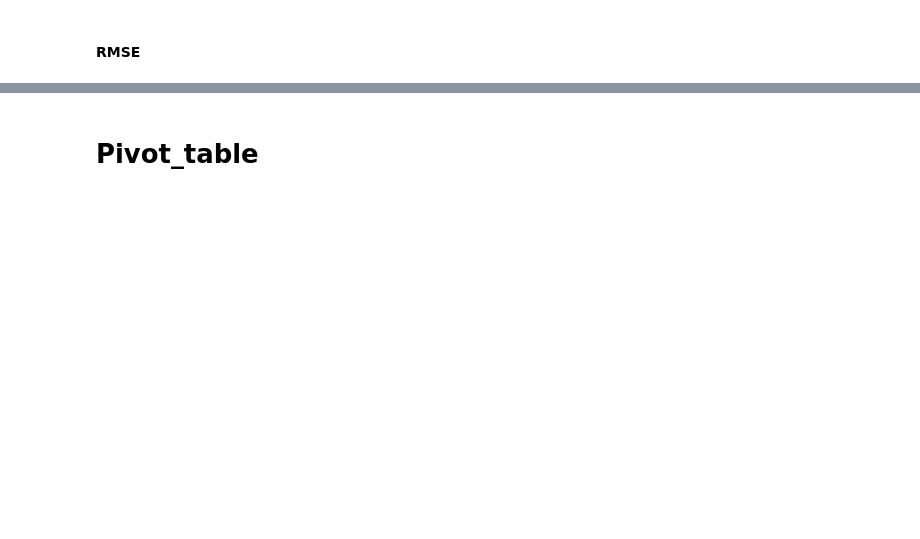
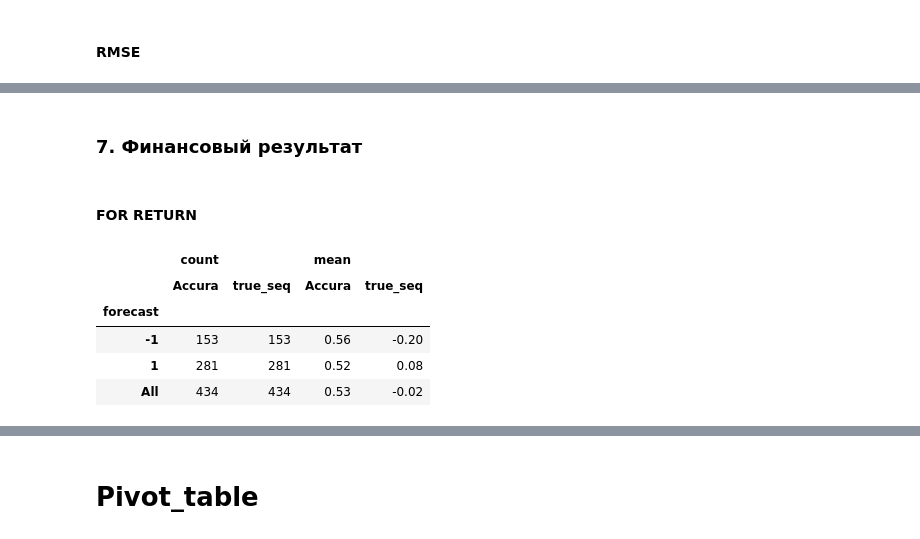
Before and after one commit to Taram1980/for_Robo, a Jupyter notebook: Copy of Transformer_in time_series_pytorch.ipynb, the cells around one changed output, grey strips where cells are left out. Drawn from its saved outputs; the diff is of its cells as text; code cells hidden in the pictures; blank space fills up the shorter version.

```diff
--- a/Copy of Transformer_in time_series_pytorch.ipynb
+++ b/Copy of Transformer_in time_series_pytorch.ipynb
@@ -507,0 +759,24 @@ np.sqrt(((prediction - true_seq[:-1])**2).sum())
+# %% [markdown]
+### 7. Финансовый результат
+# %% [markdown]
+#### FOR RETURN
+# %%
+profit_table = pd.DataFrame({'forec':prediction, 'true_seq':true_seq[:-1]})
+profit_table['forecast'] = np.where(profit_table['forec'] > 0, 1, -1)
+profit_table['tru_label'] = np.where(profit_table['true_seq'] > 0, 1, -1)
+profit_table['Accura']   = np.where(profit_table['forecast']*profit_table['tru_label'] == 1, 1, 0)
+profit_table
+profit_table.dropna(inplace = True)
+pd.pivot_table(profit_table,
+                index = 'forecast',
+                values = ['true_seq', 'Accura'],
+                aggfunc = ['count', 'mean'],
+                margins = True
+                ).round(2)
+# %% [output]
+|  | count |  | mean |  |
+|  | Accura | true_seq | Accura | true_seq |
+| forecast |  |  |  |  |
+| -1 | 153 | 153 | 0.56 | -0.20 |
+| 1 | 281 | 281 | 0.52 | 0.08 |
+| All | 434 | 434 | 0.53 | -0.02 |
```
Also changed, not shown: parts of 41 cells of this notebook, 6 other files.
